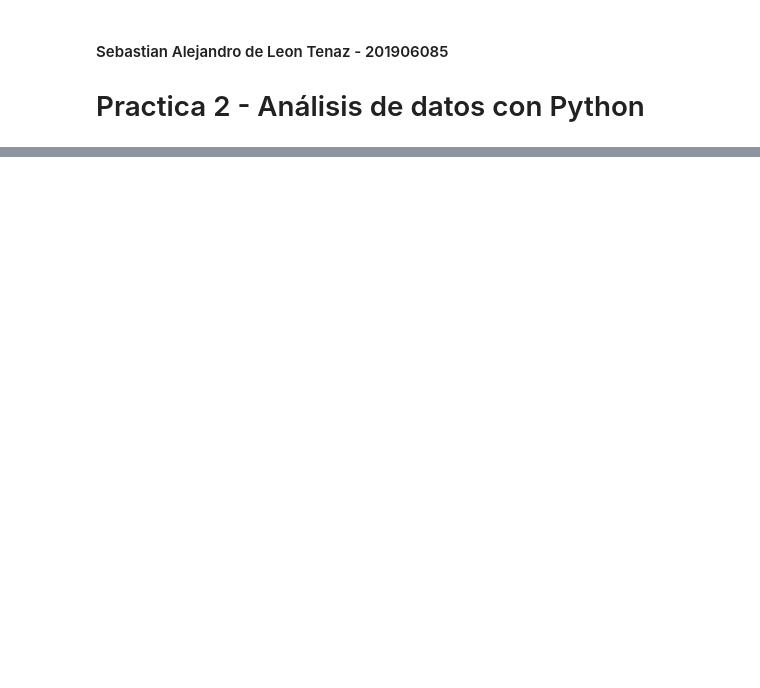
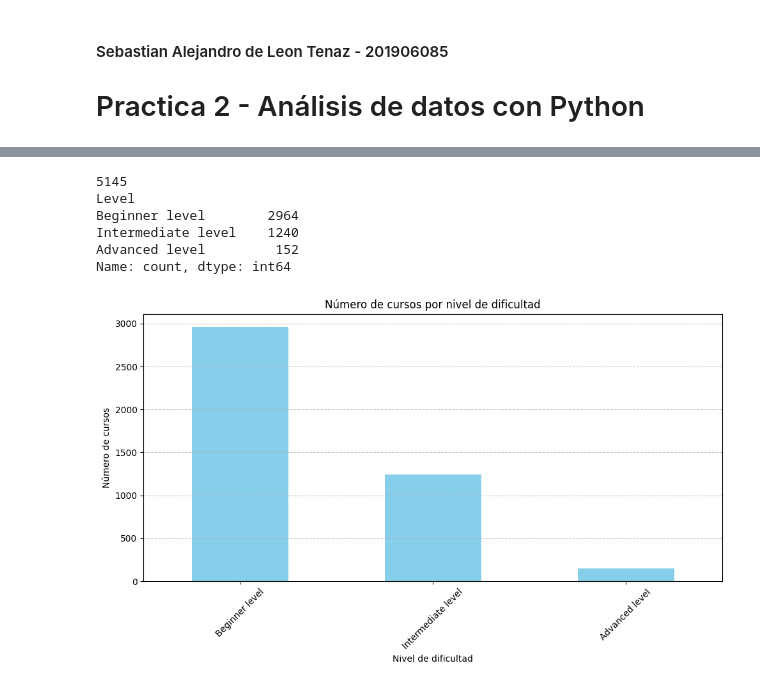
Before and after one commit to sebbbasdl/SS2_Practica2_201906085, a Jupyter notebook: SS2_Practica2_201906085.ipynb, the cells around one changed output, grey strips where cells are left out. Saved outputs shown, nothing was run; the diff lists cells and outputs as text; code cells hidden in the pictures; blank space fills up the shorter version.

```diff
--- a/SS2_Practica2_201906085.ipynb
+++ b/SS2_Practica2_201906085.ipynb
@@ -59,7 +59,12 @@ pd.reset_option('display.max_rows')
 # Cursos con la calificación más alta
 max_rating = promedio_calificaciones.max()
 cursos_max_rating = promedio_calificaciones[promedio_calificaciones == max_rating].index.tolist()
-print("-------------Cursos con mayor rating:-------------\n\n", cursos_max_rating, "- Rating:", max_rating)
+count1 = 0
+cadena_max=""
+for cursos_max in cursos_max_rating:
+    count1 = count1+1
+    cadena_max += str(count1)+". " + cursos_max + "\n"
+print("-------------Cursos con mayor rating:-------------\n\n", cadena_max, "- Rating:", max_rating)
 print()
 
 # Cursos con la calificación más baja
@@ -74,8 +79,13 @@ for cursos_min in cursos_min_rating:
 print("-------------Cursos con menor rating:-------------\n\n", cadena_curso_min, "- Rating:", min_rating)
 print()
 
+
+# Eliminar cursos duplicados
+datos_cursos = datos.drop_duplicates(subset=['Course Title'])
+
 # Calcular el porcentaje de cursos con horario flexible
-total_cursos = datos['Course Title'].nunique()
+total_cursos = len(datos_cursos)
+print(total_cursos)
 cursos_horario_flexible = datos[datos['Schedule'] == 'Flexible schedule']['Course Title'].nunique()
 porcentaje_horario_flexible = (cursos_horario_flexible / total_cursos) * 100
 porcentaje_horario_flexible = round(porcentaje_horario_flexible, 2)
@@ -83,0 +112,26 @@ print("Porcentaje de cursos con horario flexible:", porcentaje_horario_flexible,
+# %%
+import matplotlib.pyplot as plt
+
+print(len(datos_cursos))
+# Contar el número de cursos en cada nivel de dificultad
+cursos_por_nivel = datos_cursos['Level'].value_counts()
+print(cursos_por_nivel)
+
+# Crear el gráfico de barras
+plt.figure(figsize=(10, 6))
+cursos_por_nivel.plot(kind='bar', color='skyblue')
+plt.title('Número de cursos por nivel de dificultad')
+plt.xlabel('Nivel de dificultad')
+plt.ylabel('Número de cursos')
+plt.xticks(rotation=45)
+plt.grid(axis='y', linestyle='--', alpha=0.7)
+plt.tight_layout()
+plt.show()
+# %% [output]
+5145
+Level
+Beginner level        2964
+Intermediate level    1240
+Advanced level         152
+Name: count, dtype: int64
+[figure, added]
```
Also changed, not shown: parts of 1 cell of this notebook.
